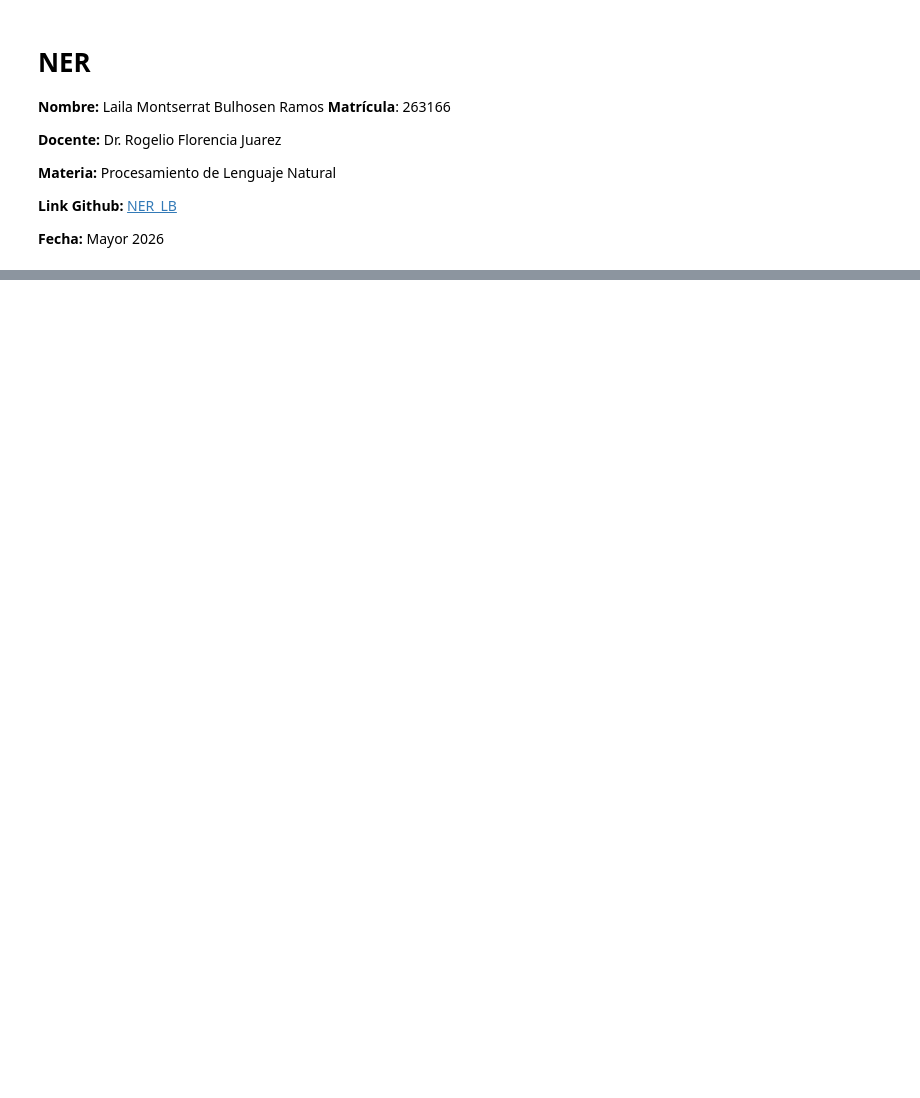
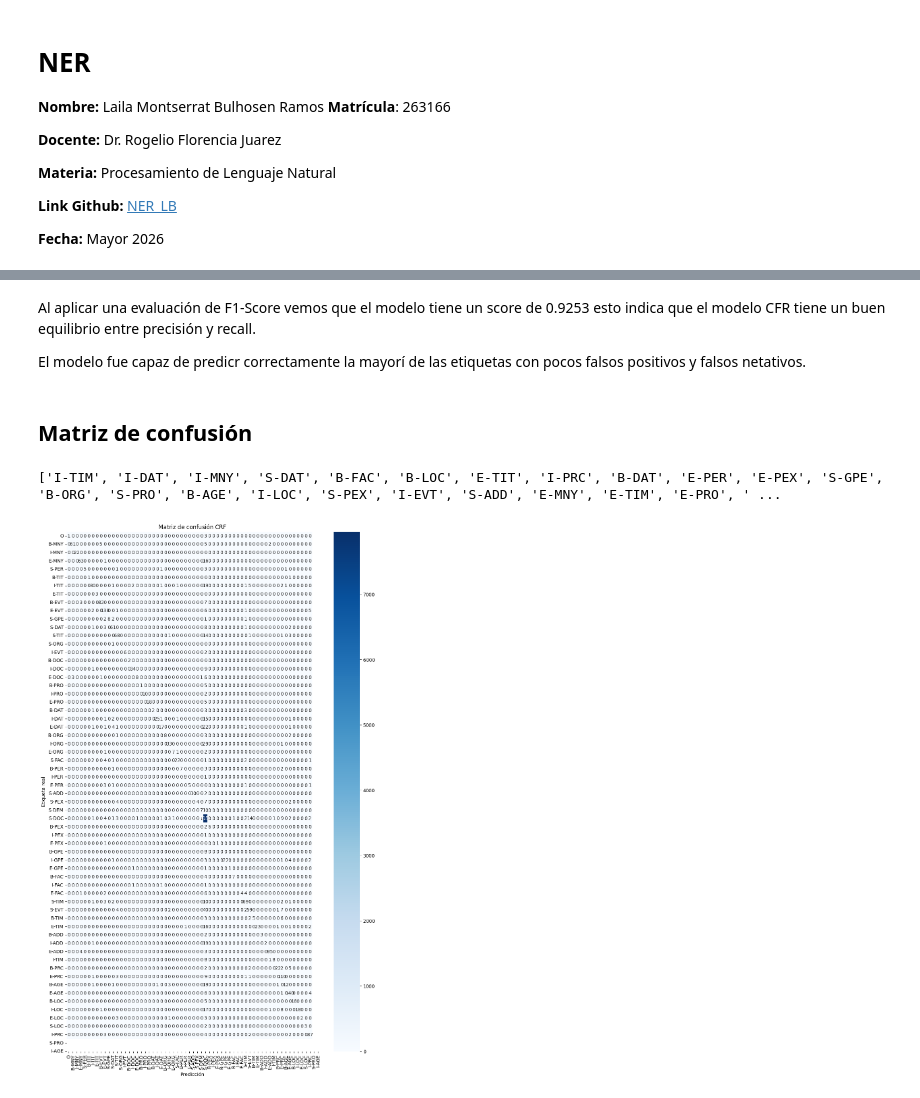
Before and after one commit to LailaBulh/Procesamiento_Lenguaje_Natural, a Jupyter notebook: NER_LB.ipynb, the cells around one changed output, grey strips where cells are left out. Drawn from its saved outputs; the diff is of its cells as text; code cells hidden in the pictures; blank space fills up the shorter version.

```diff
--- a/NER_LB.ipynb
+++ b/NER_LB.ipynb
@@ -44,0 +197,7 @@ print(NER_df.head(10))
+# %%
+crf = sklearn_crfsuite.CRF(
+    algorithm="lbfgs",
+    max_iterations=100,
+    all_possible_transitions=True
+)
+crf.fit(X_train, y_train)
@@ -44,0 +212,8 @@ print(NER_df.head(10))
+# %%
+### Predicciones sobre el conjunto de prueba
+
+y_pred = crf.predict(X_test)
+
+### Reporte de clasificación
+print('Reporte de clasificación')
+print(metrics.flat_classification_report(y_test, y_pred, digits=3))
@@ -44,0 +245,6 @@ print(NER_df.head(10))
+# %% [markdown]
+Al aplicar una evaluación de F1-Score vemos que el modelo tiene un score de 0.9253 esto indica que el modelo CFR tiene un buen equilibrio entre precisión y recall.
+
+El modelo fue capaz de predicr correctamente la mayorí de las etiquetas con pocos falsos positivos y falsos netativos.
+# %% [markdown]
+## **Matriz de confusión**
@@ -44,0 +256,30 @@ print(NER_df.head(10))
+# %%
+### Crear el arreglo
+
+y_test_flat = flatten(y_test)
+y_pred_flat = flatten(y_pred)
+
+labels = list(set(y_test_flat))
+print(labels)
+# %% [output]
+['I-TIM', 'I-DAT', 'I-MNY', 'S-DAT', 'B-FAC', 'B-LOC', 'E-TIT', 'I-PRC', 'B-DAT', 'E-PER', 'E-PEX', 'S-GPE', 'B-ORG', 'S-PRO', 'B-AGE', 'I-LOC', 'S-PEX', 'I-EVT', 'S-ADD', 'E-MNY', 'E-TIM', 'E-PRO', ' ...
+# %%
+### Calculo de matriz de confusión
+
+cm = confusion_matrix(y_test_flat, y_pred_flat, labels=labels)
+# %%
+### Visualización de matriz
+
+plt.figure(figsize=(12,20))
+
+sns.heatmap(cm, annot=True, fmt='d', cmap='Blues',
+            xticklabels=crf.classes_,
+            yticklabels=crf.classes_)
+
+plt.title('Matriz de confusión CRF')
+plt.xlabel('Predicción')
+plt.ylabel('Etiqueta real')
+
+plt.show()
+# %% [output]
+[figure, added]
```
Also changed, not shown: parts of 24 cells of this notebook.
